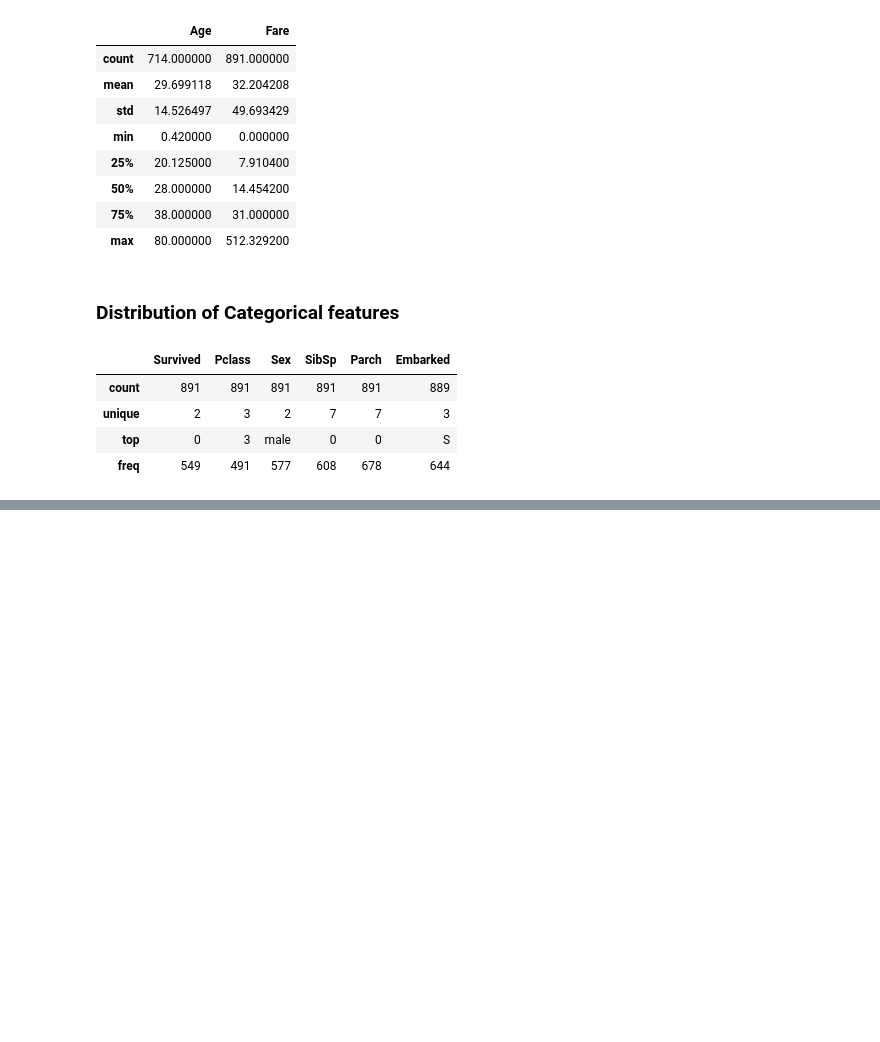
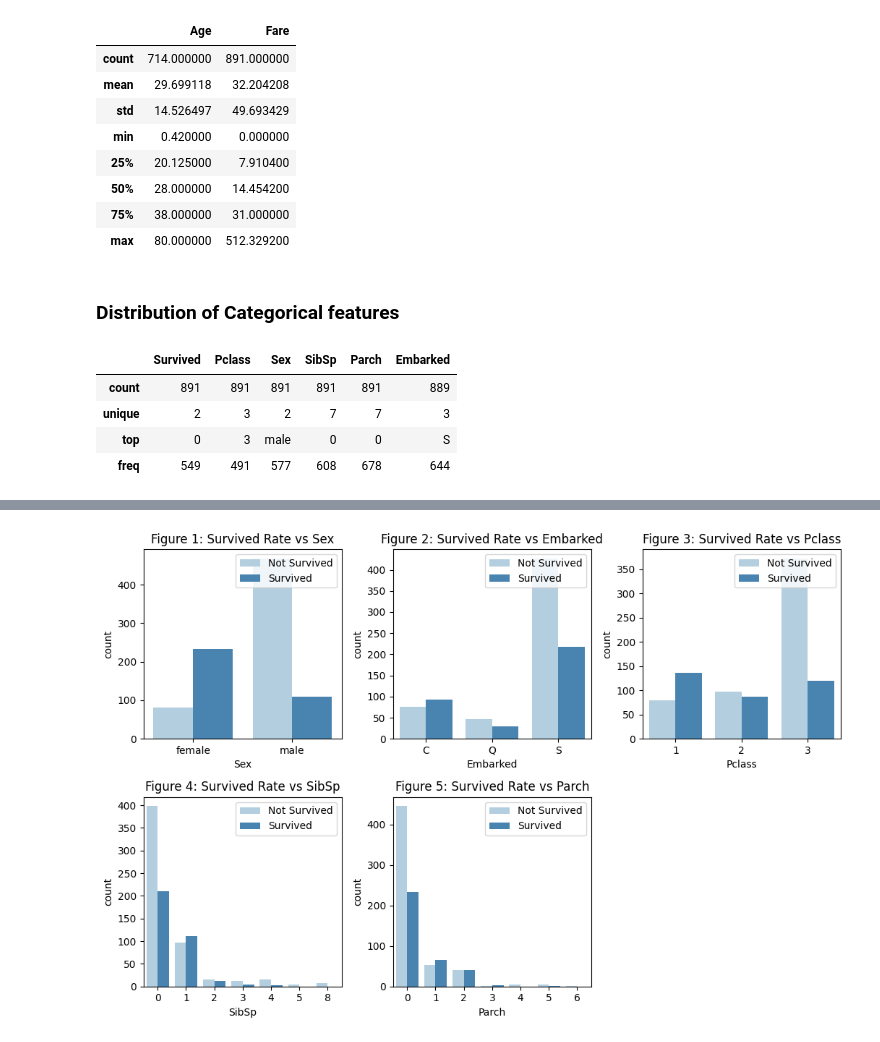
Before and after one commit to Azure06072005/Learning-Data-Science, a Jupyter notebook: DS_lab6/DS_lab6.ipynb, the cells around one changed output, grey strips where cells are left out. Drawn from its saved outputs; the diff is of its cells as text; code cells hidden in the pictures; blank space fills up the shorter version.

```diff
--- a/DS_lab6/DS_lab6.ipynb
+++ b/DS_lab6/DS_lab6.ipynb
@@ -186,0 +223,20 @@ train_df.describe(include=["category"])
+# %%
+cols = ['Sex', 'Embarked', 'Pclass', 'SibSp', 'Parch']
+n_rows = 2
+n_cols = 3
+
+fix, ax = plt.subplots(n_rows, n_cols, figsize=(n_cols*3.5, n_rows*3.5))
+
+for r in range(0, n_rows):
+    for c in range(0, n_cols):
+        i = r * n_cols + c  #index to loop through list "cols"
+        if i < len(cols):
+            ax_i = ax[r, c]
+            sns.countplot(data=train_df, x=cols[i], hue="Survived", palette="Blues", ax=ax_i)
+            ax_i.set_title(f"Figure {i + 1}: Survived Rate vs {cols[i]}")
+            ax_i.legend(title="", loc="upper right", labels=["Not Survived", "Survived"])
+ax.flat[-1].set_visible(False)
+plt.tight_layout()
+plt.show()
+# %% [output]
+[figure, added]
```
Also changed, not shown: parts of 13 cells of this notebook.
